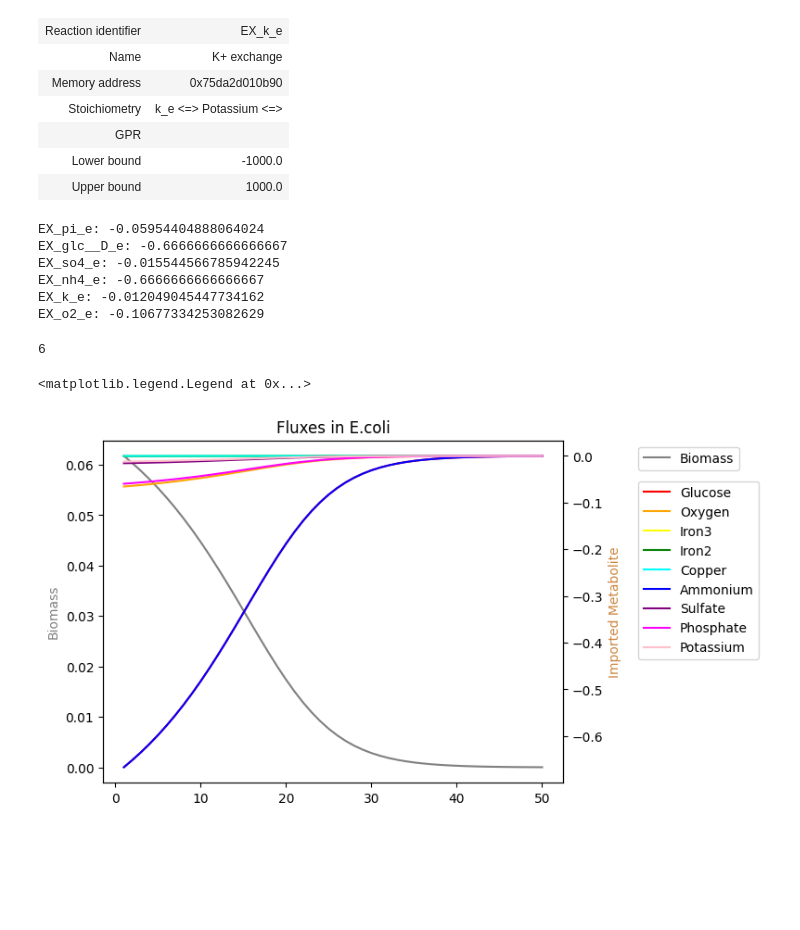
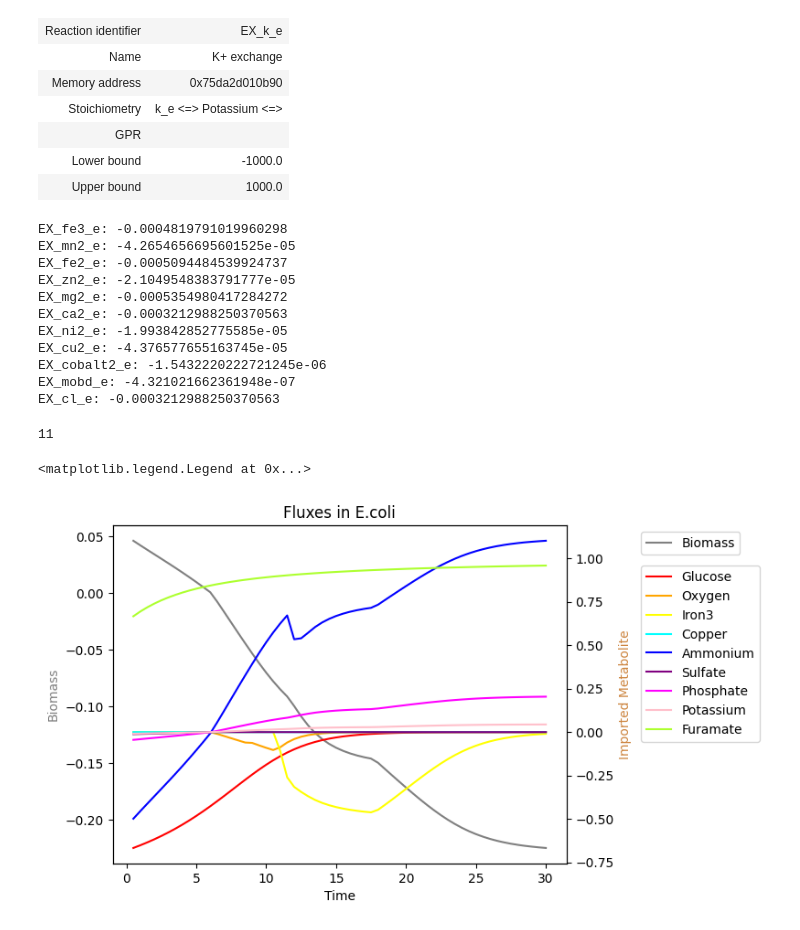
Before and after one commit to BondonMickael/M_xanthus-E_coli-Predation, a Jupyter notebook: notebooks/compart_model.ipynb, the cells around one changed output. Saved outputs shown, nothing was run; the diff lists cells and outputs as text; code cells hidden in the pictures; blank space fills up the shorter version.

```diff
--- a/notebooks/compart_model.ipynb
+++ b/notebooks/compart_model.ipynb
@@ -162,5 +155,8 @@ E_coli.reactions.EX_for_e  # not used in model
 | GPR |  |
 | Lower bound | -1000.0 |
 | Upper bound | 1000.0 |
+# %%
+M_xanthus.reactions.EX_Fe3_e.id = 'EX_fe3_e'
+M_xanthus.reactions.EX_glc_D_e.id = 'EX_glc__D_e'
 # %%
 t = 0
@@ -264,61 +277,66 @@ for i in E_coli.exchanges:
 
 imported = []
 for j in exchanges:
-    if fluxes_E[0][j] < 0 and fluxes_E[0][j] < -0.01:
+    if fluxes_E[0][j] < 0 and fluxes_E[0][j] > -0.01:
         print(j + ": " + str(fluxes_E[0][j]))
         imported.append(j)
 len(imported)
 # %% [output]
-EX_pi_e: -0.05954404888064024
-EX_glc__D_e: -0.6666666666666667
-EX_so4_e: -0.015544566785942245
-EX_nh4_e: -0.6666666666666667
-EX_k_e: -0.012049045447734162
-EX_o2_e: -0.10677334253082629
+EX_fe3_e: -0.0004819791019960298
+EX_mn2_e: -4.2654656695601525e-05
+EX_fe2_e: -0.0005094484539924737
+EX_zn2_e: -2.1049548383791777e-05
+EX_mg2_e: -0.0005354980417284272
+EX_ca2_e: -0.0003212988250370563
+EX_ni2_e: -1.993842852775585e-05
+EX_cu2_e: -4.376577655163745e-05
+EX_cobalt2_e: -1.5432220222721245e-06
+EX_mobd_e: -4.321021662361948e-07
+EX_cl_e: -0.0003212988250370563
-6
+11
 # %%
 glucose = []
 oxygen = []
 iron3 = []
-iron2 = []
 copper = []
 ammonium = []
 sulfate = []
 phosphate = []
 potassium = []
+furamate = []
 biomass = []
 
 for i in fluxes_E:
     glucose.append(i["EX_glc__D_e"])
     biomass.append(i["BIOMASS_Ec_iML1515_core_75p37M"])
     oxygen.append(i["EX_o2_e"])
     iron3.append(i["EX_fe3_e"])
-    iron2.append(i["EX_fe2_e"])
     copper.append(i["EX_cu2_e"])
     ammonium.append(i["EX_nh4_e"])
     sulfate.append(i["EX_so4_e"])
     phosphate.append(i["EX_pi_e"])
     potassium.append(i["EX_k_e"])
+    furamate.append(i['EX_fum_e'])
 
 ax = plt.subplot(111)
 ax.plot(time_point[1:], biomass, color="gray", label="Biomass")
 ax2 = plt.twinx(ax)
 ax2.plot(time_point[1:], glucose, color="red", label="Glucose")
 ax2.plot(time_point[1:], oxygen, color="orange", label="Oxygen")
 ax2.plot(time_point[1:], iron3, color="yellow", label="Iron3")
-ax2.plot(time_point[1:], iron2, color="green", label="Iron2")
 ax2.plot(time_point[1:], copper, color="cyan", label="Copper")
 ax2.plot(time_point[1:], ammonium, color="blue", label="Ammonium")
 ax2.plot(time_point[1:], sulfate, color="purple", label="Sulfate")
 ax2.plot(time_point[1:], phosphate, color="magenta", label="Phosphate")
 ax2.plot(time_point[1:], potassium, color="pink", label="Potassium")
-
+ax2.plot(time_point[1:], furamate, color="greenyellow", label="Furamate")
 ax.set_ylabel("Biomass", color="gray")
 ax2.set_ylabel("Imported Metabolite", color="peru")
+ax.set_xlabel('Time')
 
 ax.set_title("Fluxes in E.coli")
 ax.legend(bbox_to_anchor=(1.15, 1), loc="upper left")
 ax2.legend(bbox_to_anchor=(1.15, 0.90), loc="upper left")
 # %% [output]
 <matplotlib.legend.Legend at 0x...>
-[figure, old version]
+[figure, new version]
```
Also changed, not shown: parts of 6 cells of this notebook, 1 other file.
